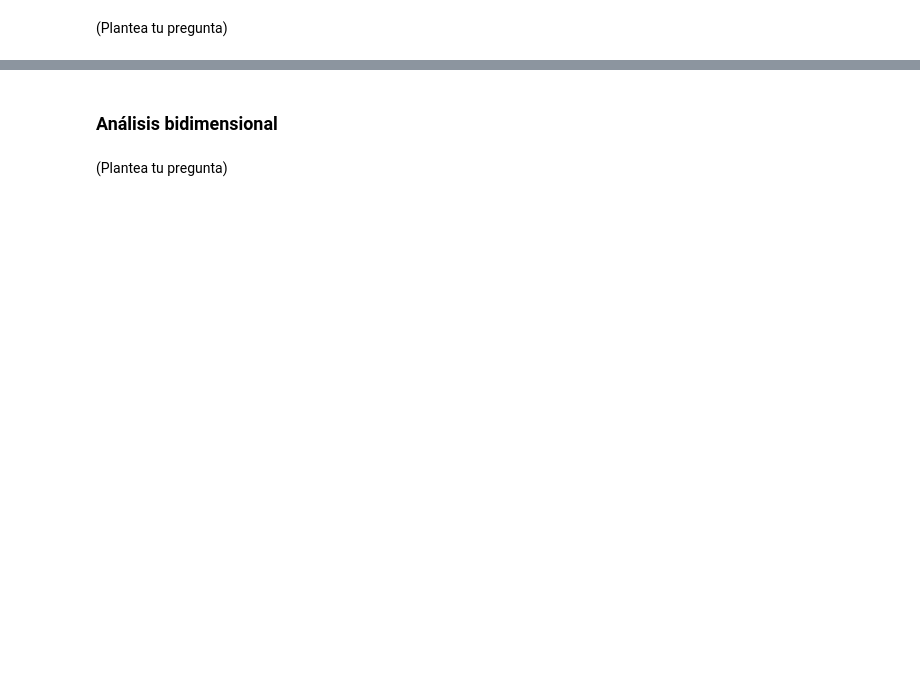
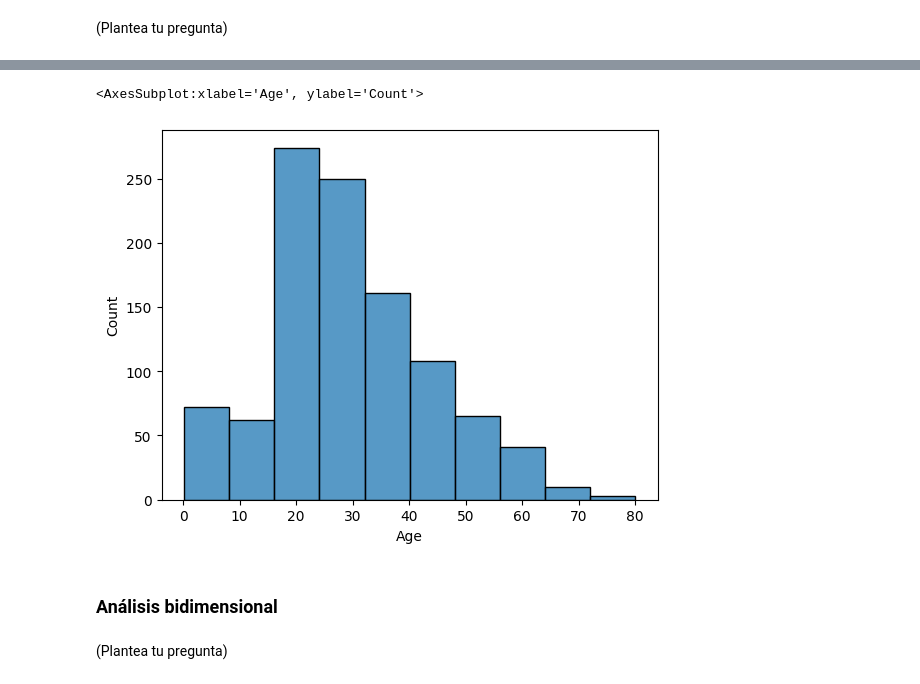
Before and after one commit to sheriffff/teaching_ibm_skillup_data_analytics2022, a Jupyter notebook: esp/01.intro.ipynb, the cells around one changed output, grey strips where cells are left out. Cells and saved outputs as stored; diff of their text form; code cells hidden in the pictures; blank space fills up the shorter version.

```diff
--- a/esp/01.intro.ipynb
+++ b/esp/01.intro.ipynb
@@ -100,3 +179,8 @@ Hay valores nulos?
+# %%
+sns.histplot(titanic.Age, bins=10)
+# %% [output]
+<AxesSubplot:xlabel='Age', ylabel='Count'>
+[figure, added]
 # %% [markdown]
 ### Análisis bidimensional
 # %% [markdown]
```
Also changed, not shown: parts of 28 cells of this notebook.
